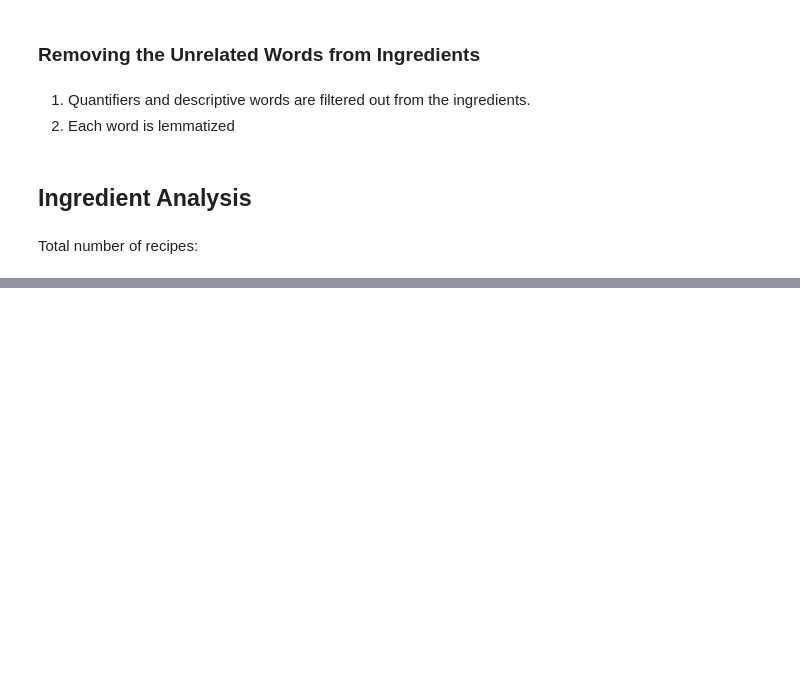
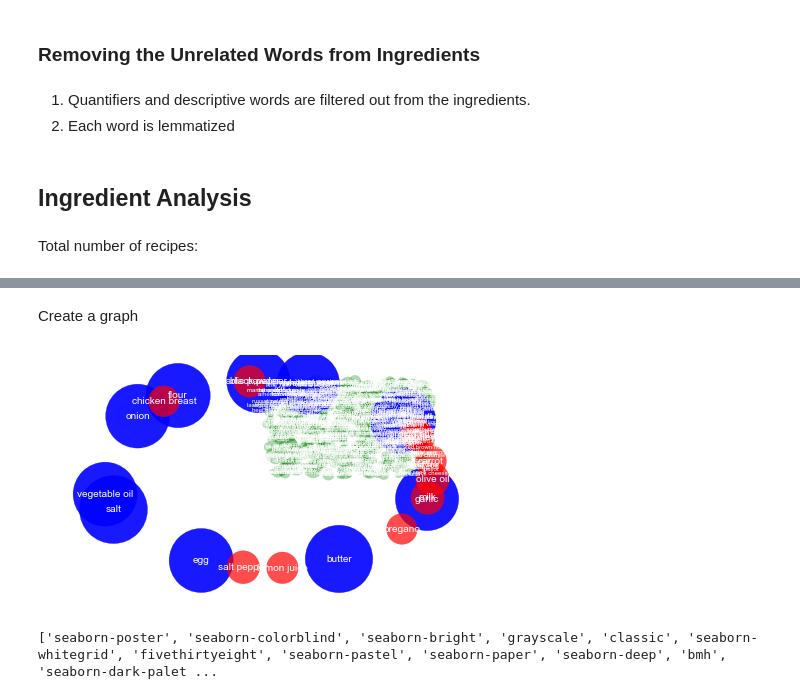
Before and after one commit to gench/rec2, a Jupyter notebook: RecipeRecommender_ZulkufGenc.ipynb, the cells around one changed output, grey strips where cells are left out. Drawn from its saved outputs; the diff is of its cells as text; code cells hidden in the pictures; blank space fills up the shorter version.

```diff
--- a/RecipeRecommender_ZulkufGenc.ipynb
+++ b/RecipeRecommender_ZulkufGenc.ipynb
@@ -224,0 +289,50 @@ show(p)
+# %% [markdown]
+Create a graph
+# %%
+G=nx.Graph()
+for ingredients in updated_recipe_dic.values():
+    G.add_nodes_from(ingredients)
+    G.add_edges_from(list(itertools.combinations(list(ingredients), 2)))
+# %%
+import matplotlib.pyplot as plt
+plt.style.use('seaborn-paper')
+# %%
+d = nx.degree(G)
+# %%
+import operator
+sorted_x = sorted(d.items(), key=operator.itemgetter(1))[::-1]
+# %%
+plt.axis('off')
+
+nlist = [x[0] for x in sorted_x[20:]]
+ndegree = [x[1] for x in sorted_x[20:]]
+pos = nx.random_layout(G)
+
+nx.draw_networkx_nodes(G,pos,nodelist=nlist, node_color="green",with_labels=False,node_size=ndegree, alpha=0.3)
+#nx.draw_networkx_nodes(G,pos, node_color="blue",with_labels=True,node_size=[v * 10 for v in d.values()], alpha=0.7)
+nx.draw_networkx_labels(G,pos,dict(zip(nlist,nlist)),font_size=6, font_color="white")
+nx.draw_networkx_edges(G, pos,nodelist=nlist,edge_color="white");
+
+pos = nx.shell_layout(G)
+#nx.draw(G, nodelist=d.keys(), node_size=[v * 100 for v in d.values()])
+
+nlist = [x[0] for x in sorted_x[:10]]
+ndegree = [x[1] * 10 for x in sorted_x[:10]]
+nx.draw_networkx_nodes(G,pos,nodelist=nlist, node_color="blue",with_labels=False,node_size=ndegree, alpha=0.9)
+#nx.draw_networkx_nodes(G,pos, node_color="blue",with_labels=True,node_size=[v * 10 for v in d.values()], alpha=0.7)
+nx.draw_networkx_labels(G,pos,dict(zip(nlist,nlist)),font_size=10, font_color="white")
+nx.draw_networkx_edges(G, pos,nodelist=nlist,edge_color="white");
+
+nlist = [x[0] for x in sorted_x[10:20]]
+ndegree = [x[1] * 3 for x in sorted_x[10:20]]
+
+nx.draw_networkx_nodes(G,pos,nodelist=nlist, node_color="red",with_labels=False,node_size=ndegree, alpha=0.7)
+#nx.draw_networkx_nodes(G,pos, node_color="blue",with_labels=True,node_size=[v * 10 for v in d.values()], alpha=0.7)
+nx.draw_networkx_labels(G,pos,dict(zip(nlist,nlist)),font_size=10, font_color="white")
+nx.draw_networkx_edges(G, pos,nodelist=nlist,edge_color="white");
+# %% [output]
+[figure, added]
+# %%
+print(plt.style.available)
+# %% [output]
+['seaborn-poster', 'seaborn-colorblind', 'seaborn-bright', 'grayscale', 'classic', 'seaborn-whitegrid', 'fivethirtyeight', 'seaborn-pastel', 'seaborn-paper', 'seaborn-deep', 'bmh', 'seaborn-dark-palet ...
```
Also changed, not shown: parts of 59 cells of this notebook, 1 other file.
